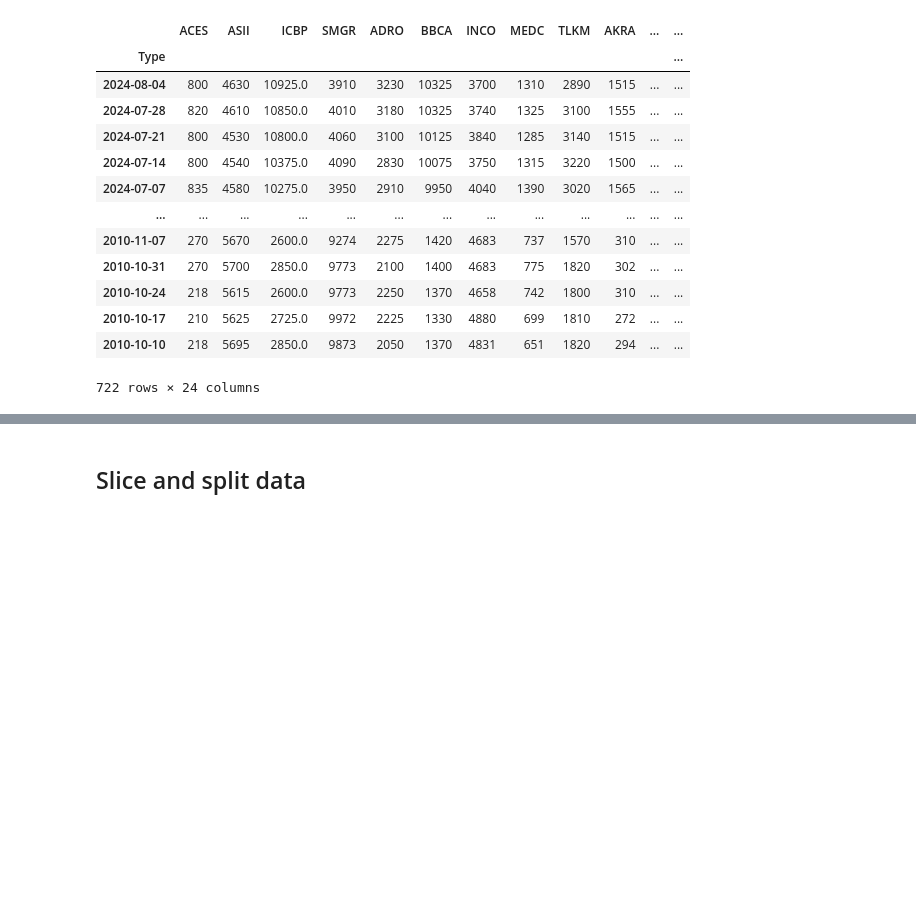
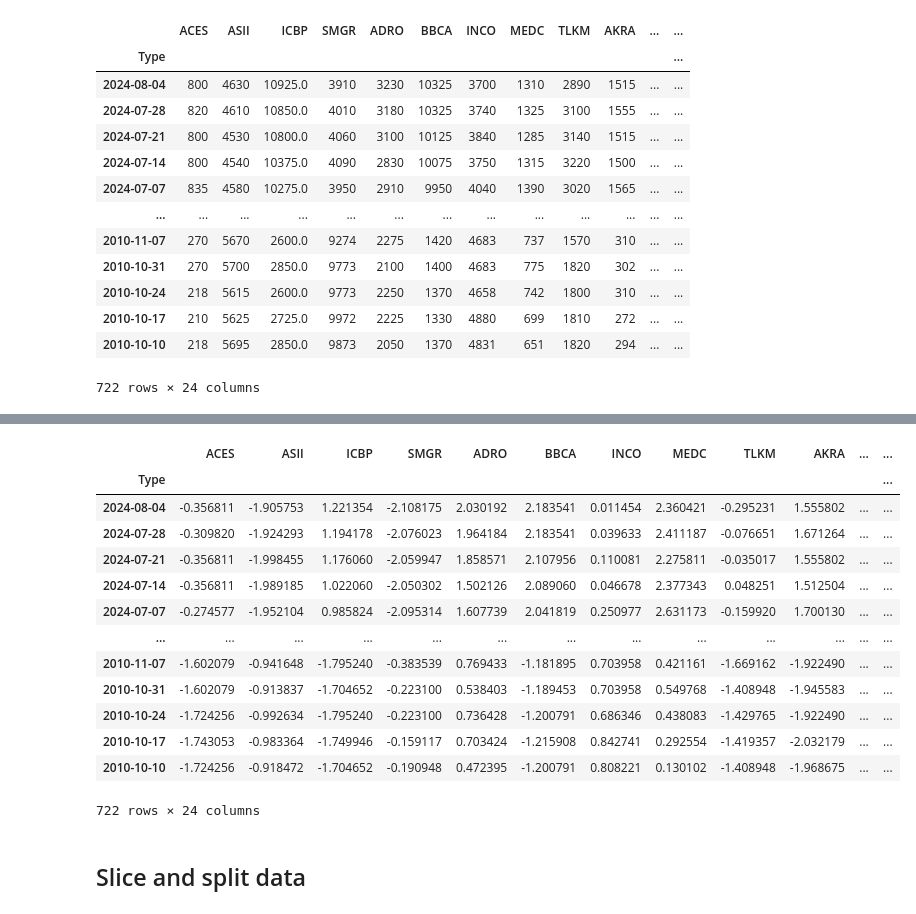
Before and after one commit to osamkabinladna/tradingstrats, a Jupyter notebook: pca_hmm/notebooks/data_cleaning.ipynb, the cells around one changed output, grey strips where cells are left out. Cells and saved outputs as stored; diff of their text form; code cells hidden in the pictures; blank space fills up the shorter version.

```diff
--- a/pca_hmm/notebooks/data_cleaning.ipynb
+++ b/pca_hmm/notebooks/data_cleaning.ipynb
@@ -77,3 +74,20 @@ INCO standard deviation 0.9999999999999998
+# %%
+returns_norm
+# %% [output]
+|  | ACES | ASII | ICBP | SMGR | ADRO | BBCA | INCO | MEDC | TLKM | AKRA | ... | ... |
+| Type |  |  |  |  |  |  |  |  |  |  |  | ... |
+| 2024-08-04 | -0.356811 | -1.905753 | 1.221354 | -2.108175 | 2.030192 | 2.183541 | 0.011454 | 2.360421 | -0.295231 | 1.555802 | ... | ... |
+| 2024-07-28 | -0.309820 | -1.924293 | 1.194178 | -2.076023 | 1.964184 | 2.183541 | 0.039633 | 2.411187 | -0.076651 | 1.671264 | ... | ... |
+| 2024-07-21 | -0.356811 | -1.998455 | 1.176060 | -2.059947 | 1.858571 | 2.107956 | 0.110081 | 2.275811 | -0.035017 | 1.555802 | ... | ... |
+| 2024-07-14 | -0.356811 | -1.989185 | 1.022060 | -2.050302 | 1.502126 | 2.089060 | 0.046678 | 2.377343 | 0.048251 | 1.512504 | ... | ... |
+| 2024-07-07 | -0.274577 | -1.952104 | 0.985824 | -2.095314 | 1.607739 | 2.041819 | 0.250977 | 2.631173 | -0.159920 | 1.700130 | ... | ... |
+| ... | ... | ... | ... | ... | ... | ... | ... | ... | ... | ... | ... | ... |
+| 2010-11-07 | -1.602079 | -0.941648 | -1.795240 | -0.383539 | 0.769433 | -1.181895 | 0.703958 | 0.421161 | -1.669162 | -1.922490 | ... | ... |
+| 2010-10-31 | -1.602079 | -0.913837 | -1.704652 | -0.223100 | 0.538403 | -1.189453 | 0.703958 | 0.549768 | -1.408948 | -1.945583 | ... | ... |
+| 2010-10-24 | -1.724256 | -0.992634 | -1.795240 | -0.223100 | 0.736428 | -1.200791 | 0.686346 | 0.438083 | -1.429765 | -1.922490 | ... | ... |
+| 2010-10-17 | -1.743053 | -0.983364 | -1.749946 | -0.159117 | 0.703424 | -1.215908 | 0.842741 | 0.292554 | -1.419357 | -2.032179 | ... | ... |
+| 2010-10-10 | -1.724256 | -0.918472 | -1.704652 | -0.190948 | 0.472395 | -1.200791 | 0.808221 | 0.130102 | -1.408948 | -1.968675 | ... | ... |
+722 rows × 24 columns
 # %% [markdown]
 ## Slice and split data
 # %%
```
Also changed, not shown: parts of 18 cells of this notebook, 3 other files.
